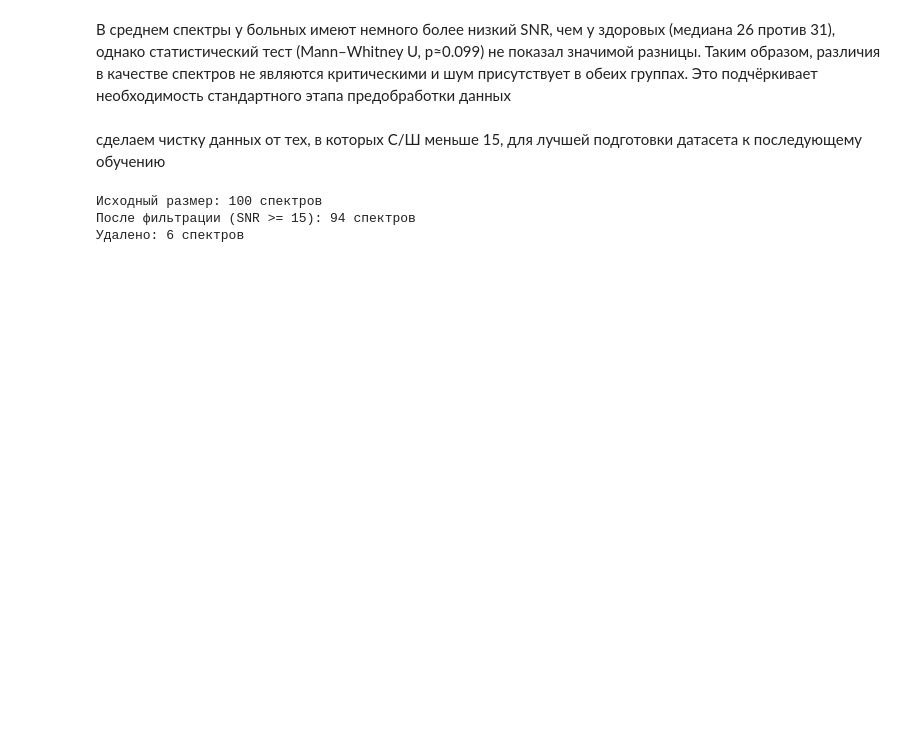
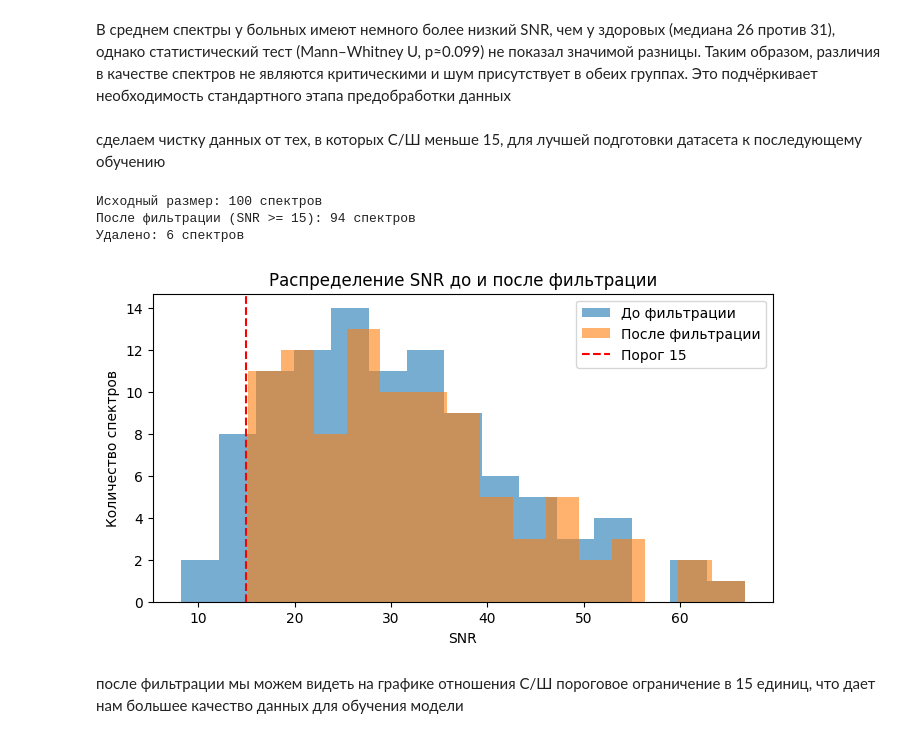
Before and after one commit to nstk24/diplomist, a Jupyter notebook: первый.ipynb, the cells around one changed output. Cells and saved outputs as stored; diff of their text form; code cells hidden in the pictures; blank space fills up the shorter version.

```diff
--- a/первый.ipynb
+++ b/первый.ipynb
@@ -166,3 +168,21 @@ pd.DataFrame({"wavenumber": wavenumber_clean}).to_csv("wavenumber.csv", index=Fa
 Исходный размер: 100 спектров
 После фильтрации (SNR >= 15): 94 спектров
 Удалено: 6 спектров
+# %%
+import matplotlib.pyplot as plt
+
+plt.figure(figsize=(8,4))
+
+plt.hist(snr, bins=15, alpha=0.6, label="До фильтрации")
+plt.hist(snr_clean, bins=15, alpha=0.6, label="После фильтрации")
+plt.axvline(snr_threshold, color="red", linestyle="--", label=f"Порог {snr_threshold}")
+
+plt.xlabel("SNR")
+plt.ylabel("Количество спектров")
+plt.title("Распределение SNR до и после фильтрации")
+plt.legend()
+plt.show()
+# %% [output]
+[figure, added]
+# %% [markdown]
+после фильтрации мы можем видеть на графике отношения С/Ш пороговое ограничение в 15 единиц, что дает нам большее качество данных для обучения модели
```
Also changed, not shown: parts of 1 cell of this notebook.
